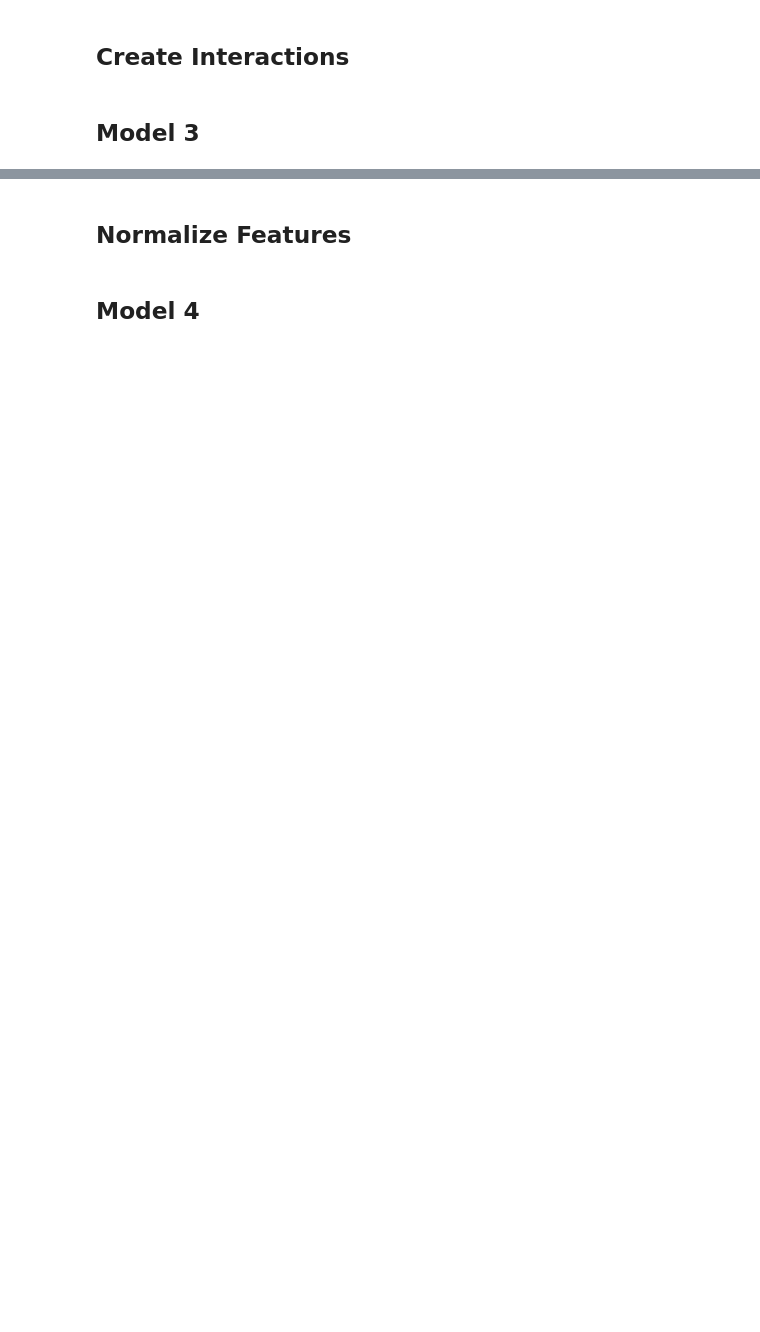
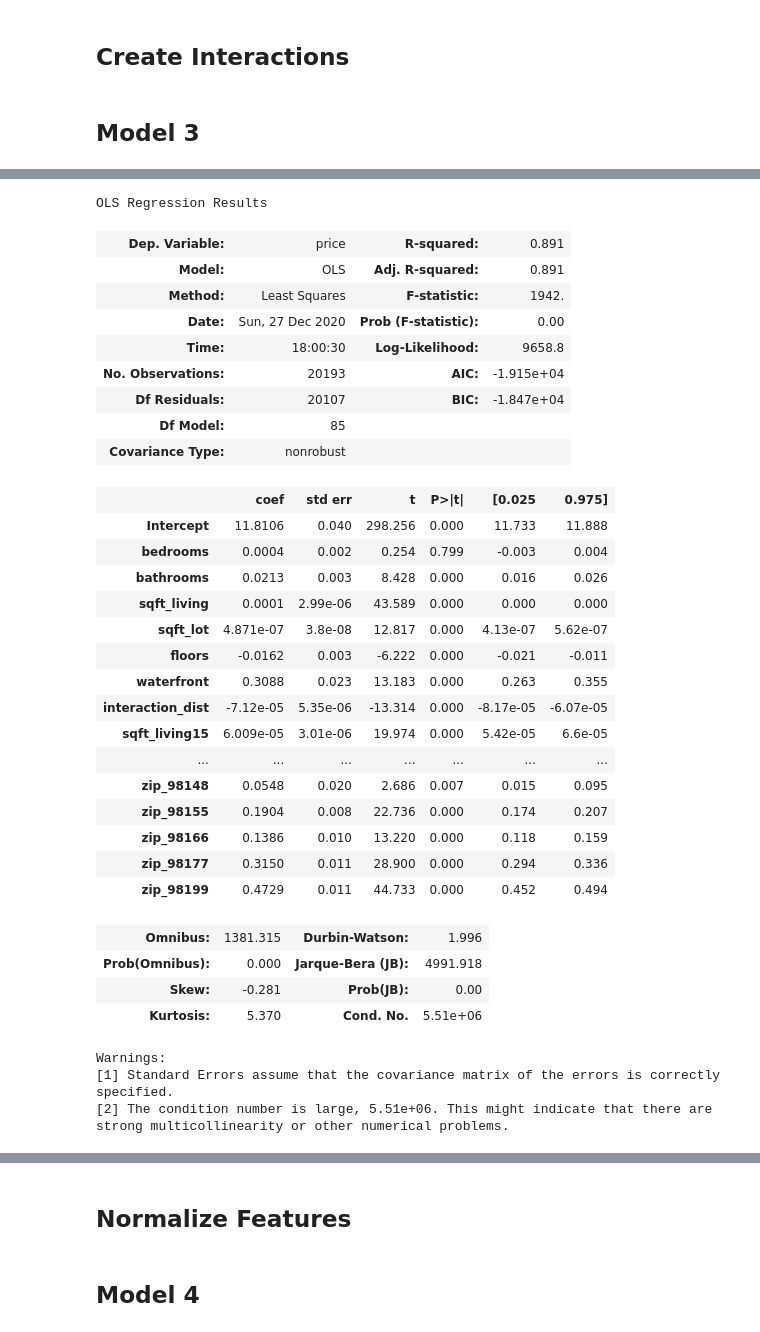
Before and after one commit to MJ-AllDay-67/Project_2_Regression, a Jupyter notebook: regression_notebook.ipynb, the cells around one changed output, grey strips where cells are left out. Cells and saved outputs as stored; diff of their text form; code cells hidden in the pictures; blank space fills up the shorter version.

```diff
--- a/regression_notebook.ipynb
+++ b/regression_notebook.ipynb
@@ -783,14 +902,56 @@ df.info()
 # %%
 # replace variables with interactions and drop condit_3
 outcome = 'price'
-x_cols = ['bedrooms', 'bathrooms', 'sqft_living', 'sqft_lot', 'floors', 'waterfront', 'yr_built',
-          'yr_renovated', 'zipcode', 'sqft_living15', 'sqft_lot15', 'gr_5', 'gr_6', 'gr_7', 'gr_8', 'gr_9',
-          'gr_10', 'gr_11', 'gr_12', 'condit_2', 'condit_4', 'condit_5', 'view1', 'view2', 'view3', 'view4',
-          'class_middle', 'class_upper', 'interaction_dist']
+x_cols = ['bedrooms', 'bathrooms', 'sqft_living', 'sqft_lot', 'floors', 'waterfront', 'interaction_dist', 'sqft_living15',
+          'sqft_lot15', 'gr_5', 'gr_6', 'gr_7', 'gr_8', 'gr_9', 'gr_10', 'gr_11', 'gr_12', 'condit_2',
+          'condit_4', 'condit_5', 'view1', 'view2', 'view3', 'view4', 'class_middle', 'class_upper','zip_98004',
+          'zip_98005', 'zip_98006', 'zip_98007', 'zip_98008', 'zip_98010', 'zip_98011', 'zip_98014', 'zip_98019',
+          'zip_98022', 'zip_98023', 'zip_98024', 'zip_98027', 'zip_98028', 'zip_98029', 'zip_98032', 'zip_98033',
+          'zip_98034', 'zip_98038', 'zip_98039', 'zip_98040', 'zip_98045', 'zip_98052', 'zip_98053', 'zip_98055',
+          'zip_98056', 'zip_98058', 'zip_98059', 'zip_98065', 'zip_98070', 'zip_98072', 'zip_98074', 'zip_98075',
+          'zip_98077', 'zip_98102', 'zip_98103', 'zip_98105', 'zip_98106', 'zip_98107', 'zip_98108', 'zip_98109',
+          'zip_98112', 'zip_98115', 'zip_98116', 'zip_98117', 'zip_98118', 'zip_98119', 'zip_98122', 'zip_98125',
+          'zip_98126', 'zip_98133', 'zip_98136', 'zip_98144', 'zip_98146', 'zip_98148', 'zip_98155', 'zip_98166',
+          'zip_98177', 'zip_98199']
 predictors = '+'.join(x_cols)
 f = outcome + '~' + predictors
 model3 = smf.ols(formula=f, data=df).fit()
 model3.summary()
+# %% [output]
+OLS Regression Results
+| Dep. Variable: | price | R-squared: | 0.891 |
+| Model: | OLS | Adj. R-squared: | 0.891 |
+| Method: | Least Squares | F-statistic: | 1942. |
+| Date: | Sun, 27 Dec 2020 | Prob (F-statistic): | 0.00 |
+| Time: | 18:00:30 | Log-Likelihood: | 9658.8 |
+| No. Observations: | 20193 | AIC: | -1.915e+04 |
+| Df Residuals: | 20107 | BIC: | -1.847e+04 |
+| Df Model: | 85 |  |  |
+| Covariance Type: | nonrobust |  |  |
+|  | coef | std err | t | P>|t| | [0.025 | 0.975] |
+| Intercept | 11.8106 | 0.040 | 298.256 | 0.000 | 11.733 | 11.888 |
+| bedrooms | 0.0004 | 0.002 | 0.254 | 0.799 | -0.003 | 0.004 |
+| bathrooms | 0.0213 | 0.003 | 8.428 | 0.000 | 0.016 | 0.026 |
+| sqft_living | 0.0001 | 2.99e-06 | 43.589 | 0.000 | 0.000 | 0.000 |
+| sqft_lot | 4.871e-07 | 3.8e-08 | 12.817 | 0.000 | 4.13e-07 | 5.62e-07 |
+| floors | -0.0162 | 0.003 | -6.222 | 0.000 | -0.021 | -0.011 |
+| waterfront | 0.3088 | 0.023 | 13.183 | 0.000 | 0.263 | 0.355 |
+| interaction_dist | -7.12e-05 | 5.35e-06 | -13.314 | 0.000 | -8.17e-05 | -6.07e-05 |
+| sqft_living15 | 6.009e-05 | 3.01e-06 | 19.974 | 0.000 | 5.42e-05 | 6.6e-05 |
+| ... | ... | ... | ... | ... | ... | ... |
+| zip_98148 | 0.0548 | 0.020 | 2.686 | 0.007 | 0.015 | 0.095 |
+| zip_98155 | 0.1904 | 0.008 | 22.736 | 0.000 | 0.174 | 0.207 |
+| zip_98166 | 0.1386 | 0.010 | 13.220 | 0.000 | 0.118 | 0.159 |
+| zip_98177 | 0.3150 | 0.011 | 28.900 | 0.000 | 0.294 | 0.336 |
+| zip_98199 | 0.4729 | 0.011 | 44.733 | 0.000 | 0.452 | 0.494 |
+| Omnibus: | 1381.315 | Durbin-Watson: | 1.996 |
+| Prob(Omnibus): | 0.000 | Jarque-Bera (JB): | 4991.918 |
+| Skew: | -0.281 | Prob(JB): | 0.00 |
+| Kurtosis: | 5.370 | Cond. No. | 5.51e+06 |
+Warnings:
+[1] Standard Errors assume that the covariance matrix of the errors is correctly specified.
+[2] The condition number is large, 5.51e+06. This might indicate that there are
+strong multicollinearity or other numerical problems.
 # %%
 # qq plot
 residuals = model3.resid
```
Also changed, not shown: parts of 41 cells of this notebook, 3 other files.
